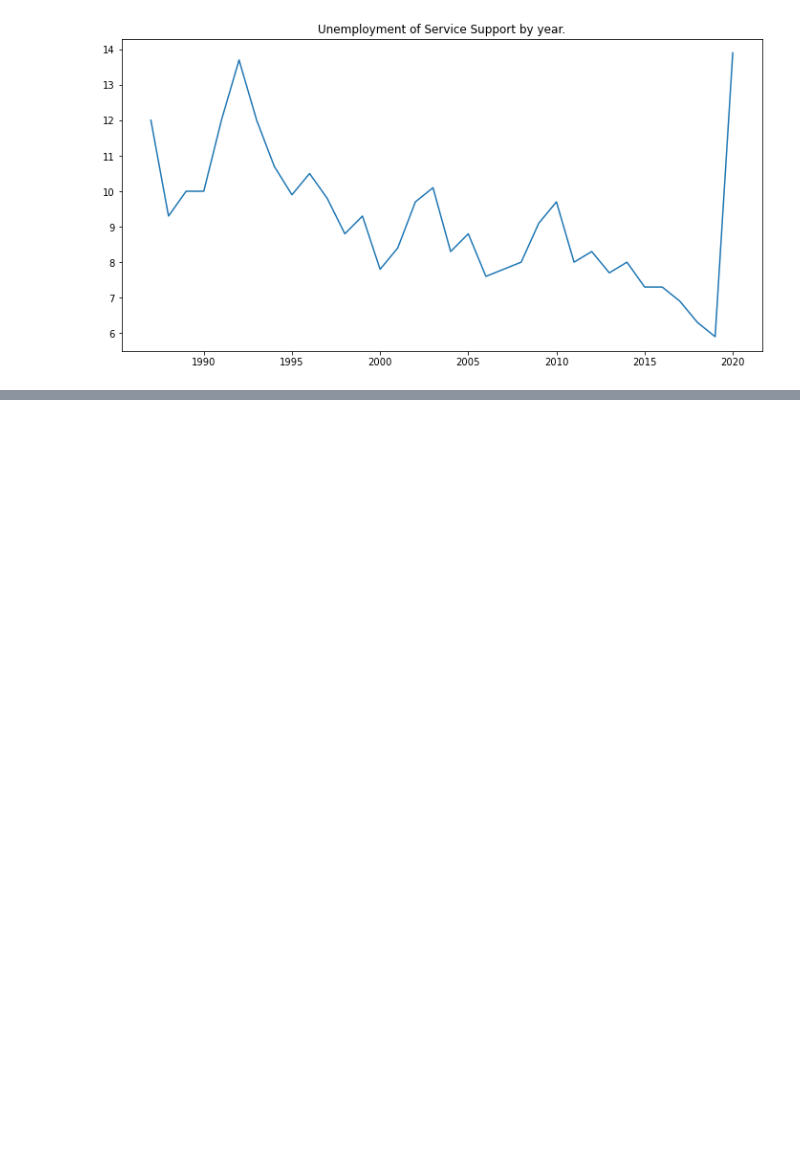
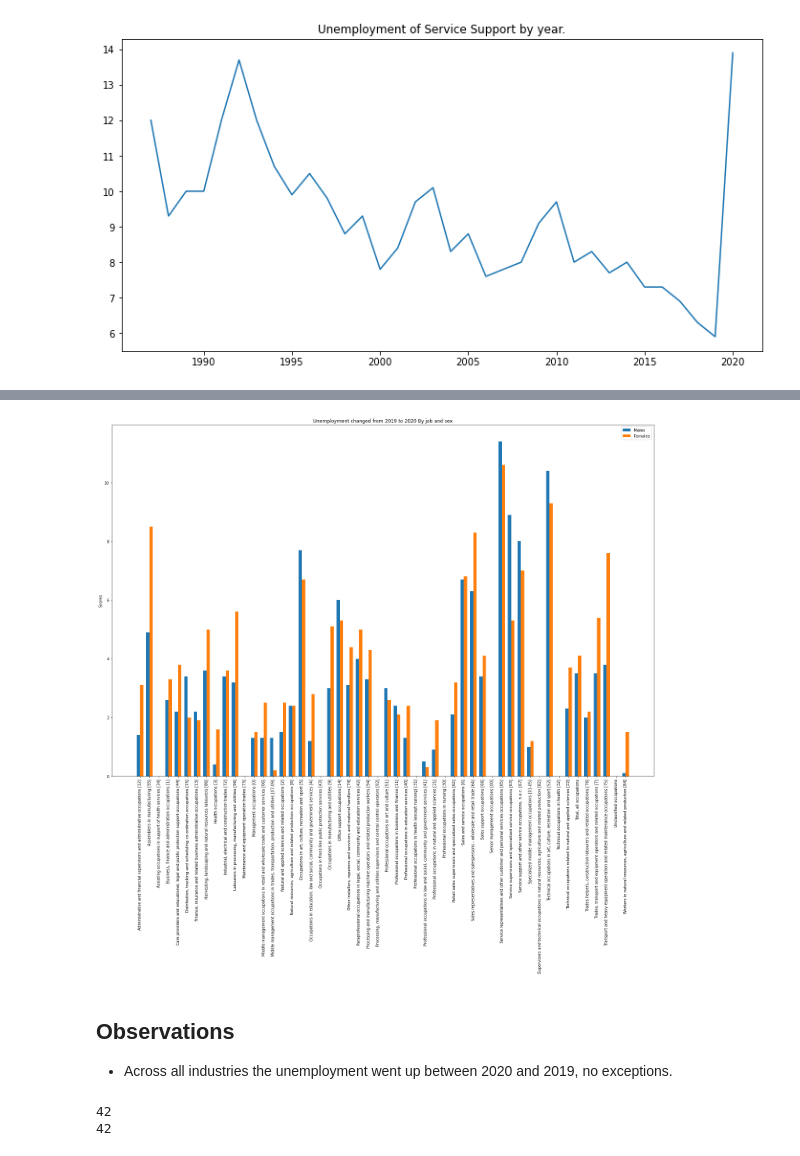
Before and after one commit to thegentlemanphysicist/DataScienceProject, a Jupyter notebook: JonPlots.ipynb, the cells around one changed output, grey strips where cells are left out. Drawn from its saved outputs; the diff is of its cells as text; code cells hidden in the pictures; blank space fills up the shorter version.

```diff
--- a/JonPlots.ipynb
+++ b/JonPlots.ipynb
@@ -402,0 +496,8 @@ Text(0.5, 1.0, 'Unemployment of Service Support by year.')
+# %%
+unemp_2020_Males=occupation_sex_pivot.loc[(2020,'Canada','Males',slice(None)),'Unemployment rate'].reset_index(level=[0,1,2],drop=True)
+unemp_2019_Males=occupation_sex_pivot.loc[(2019,'Canada','Males',slice(None)),'Unemployment rate'].reset_index(level=[0,1,2],drop=True)
+unemp_2020_Females=occupation_sex_pivot.loc[(2020,'Canada','Females',slice(None)),'Unemployment rate'].reset_index(level=[0,1,2],drop=True)
+unemp_2019_Females=occupation_sex_pivot.loc[(2019,'Canada','Females',slice(None)),'Unemployment rate'].reset_index(level=[0,1,2],drop=True)
+# %%
+umemp_change_Males=unemp_2020_Males-unemp_2019_Males
+umemp_change_Females=unemp_2020_Females-unemp_2019_Females
@@ -402,0 +511,33 @@ Text(0.5, 1.0, 'Unemployment of Service Support by year.')
+# %%
+# jobindex = [x[3] for x in all_ind_unemp_change_Males.index]
+jobindex=umemp_change_Males.index
+
+# maleUnemp = all_ind_unemp_change_Males.tolist()
+# femaleUnemp = all_ind_unemp_change_Females.tolist()
+x = np.arange(len(jobindex))  # the label locations
+width = 0.35  # the width of the bars
+
+fig, ax = plt.subplots(figsize=(20,20))
+rects1 = ax.bar(x - width/2, umemp_change_Males, width, label='Males')
+rects2 = ax.bar(x + width/2, umemp_change_Females, width, label='Females')
+plt.xticks(rotation=90)
+
+# Add some text for labels, title and custom x-axis tick labels, etc.
+ax.set_ylabel('Scores')
+ax.set_title('Unemployment changed from 2019 to 2020 By job and sex')
+ax.set_xticks(x)
+ax.set_xticklabels(jobindex)
+ax.legend()
+
+# ax.bar_label(rects1, padding=3)
+# ax.bar_label(rects2, padding=3)
+
+fig.tight_layout()
+
+plt.show()
+# %% [output]
+[figure, added]
+# %% [markdown]
+## Observations
+
+- Across all industries the unemployment went up between 2020 and 2019, no exceptions.
@@ -402,0 +547,7 @@ Text(0.5, 1.0, 'Unemployment of Service Support by year.')
+# %%
+# Make certain the indexes are the same before plotting
+print(len(umemp_change_Males_dropNA.index))
+print((umemp_change_Males_dropNA.index==umemp_change_Females_dropNA.index).sum())
+# %% [output]
+42
+42
```
Also changed, not shown: parts of 14 cells of this notebook, 1 other file.
